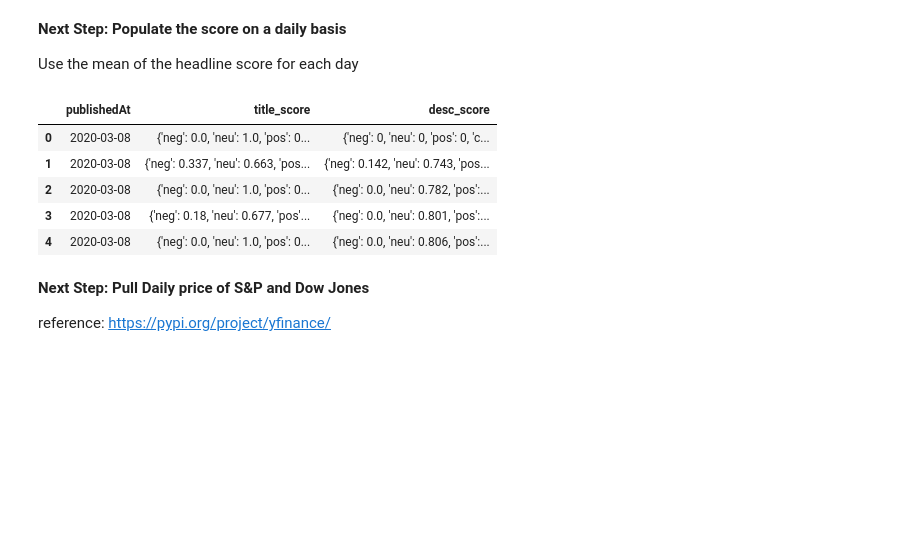
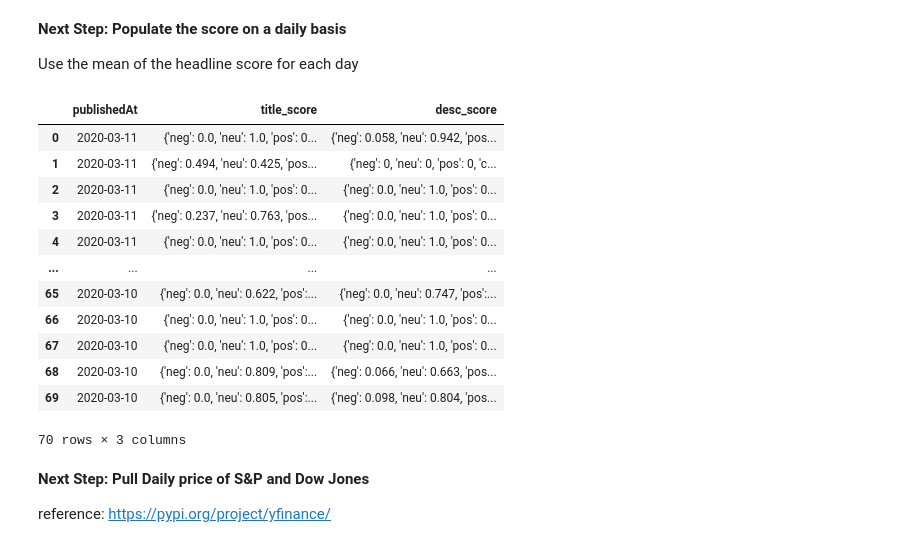
Before and after one commit to SusanQu/SentimentAnalysis, a Jupyter notebook: Sentiment Analysis with Vader.ipynb, the cells around one changed output. Saved outputs shown, nothing was run; the diff lists cells and outputs as text; code cells hidden in the pictures; blank space fills up the shorter version.

```diff
--- a/Sentiment Analysis with Vader.ipynb
+++ b/Sentiment Analysis with Vader.ipynb
@@ -51,11 +51,13 @@ print(news_start_date)
 # %%
-url = ('http://newsapi.org/v2/top-headlines?'
-       #'q=' + input('company: ') + '&'
-       'country=us&'
-       'category=business&'
+url = ('http://newsapi.org/v2/everything?'
+       'q=' + input('company: ') + '&'
+       #'country=us&'
+       'language=en&'
+       #'category=business&'
        'from=' + str(news_start_date) + '&'
        'sortBy=popularity&'
        'pageSize=100&'
+       #'page=3&'
        'apiKey=' + input('api key: '))
 
 response = requests.get(url)
@@ -81,11 +85,10 @@ for item in news:
         item.update({'desc_score': sentiment_analyzer_scores(item['description'])})
 # %%
 news_df = pd.DataFrame(news)
+news_df.sort_values(by=['publishedAt'])
 
 #replace all NaN score with 0
 
-news_df['desc_score'].fillna(value=na_score, inplace=True)
-
 print('row and column: ' + str(news_df.shape))
-news_df.head()
+news_df.head(30)
 # %% [output]
@@ -155,18 +170,27 @@ graph_sentiment(news_df['description'], news_df['desc_score'], 'Description Sent
 # %%
 #extract date and scores
 news_score_df = news_df[['publishedAt', 'title_score', 'desc_score']].copy()
 
 #remove time from datetime
 news_score_df['publishedAt'] = news_score_df['publishedAt'].str.split('T').str[0]
 
-news_score_df.head()
+#get all the distinct dates
+
+news_score_df.head(70)
 # %% [output]
 |  | publishedAt | title_score | desc_score |
-| 0 | 2020-03-08 | {'neg': 0.0, 'neu': 1.0, 'pos': 0... | {'neg': 0, 'neu': 0, 'pos': 0, 'c... |
-| 1 | 2020-03-08 | {'neg': 0.337, 'neu': 0.663, 'pos... | {'neg': 0.142, 'neu': 0.743, 'pos... |
-| 2 | 2020-03-08 | {'neg': 0.0, 'neu': 1.0, 'pos': 0... | {'neg': 0.0, 'neu': 0.782, 'pos':... |
-| 3 | 2020-03-08 | {'neg': 0.18, 'neu': 0.677, 'pos'... | {'neg': 0.0, 'neu': 0.801, 'pos':... |
-| 4 | 2020-03-08 | {'neg': 0.0, 'neu': 1.0, 'pos': 0... | {'neg': 0.0, 'neu': 0.806, 'pos':... |
+| 0 | 2020-03-11 | {'neg': 0.0, 'neu': 1.0, 'pos': 0... | {'neg': 0.058, 'neu': 0.942, 'pos... |
+| 1 | 2020-03-11 | {'neg': 0.494, 'neu': 0.425, 'pos... | {'neg': 0, 'neu': 0, 'pos': 0, 'c... |
+| 2 | 2020-03-11 | {'neg': 0.0, 'neu': 1.0, 'pos': 0... | {'neg': 0.0, 'neu': 1.0, 'pos': 0... |
+| 3 | 2020-03-11 | {'neg': 0.237, 'neu': 0.763, 'pos... | {'neg': 0.0, 'neu': 1.0, 'pos': 0... |
+| 4 | 2020-03-11 | {'neg': 0.0, 'neu': 1.0, 'pos': 0... | {'neg': 0.0, 'neu': 1.0, 'pos': 0... |
+| ... | ... | ... | ... |
+| 65 | 2020-03-10 | {'neg': 0.0, 'neu': 0.622, 'pos':... | {'neg': 0.0, 'neu': 0.747, 'pos':... |
+| 66 | 2020-03-10 | {'neg': 0.0, 'neu': 1.0, 'pos': 0... | {'neg': 0.0, 'neu': 1.0, 'pos': 0... |
+| 67 | 2020-03-10 | {'neg': 0.0, 'neu': 1.0, 'pos': 0... | {'neg': 0.0, 'neu': 1.0, 'pos': 0... |
+| 68 | 2020-03-10 | {'neg': 0.0, 'neu': 0.809, 'pos':... | {'neg': 0.066, 'neu': 0.663, 'pos... |
+| 69 | 2020-03-10 | {'neg': 0.0, 'neu': 0.805, 'pos':... | {'neg': 0.098, 'neu': 0.804, 'pos... |
+70 rows × 3 columns
 # %% [markdown]
 **Next Step: Pull Daily price of S&P and Dow Jones**
 
```
Also changed, not shown: parts of 6 cells of this notebook.
